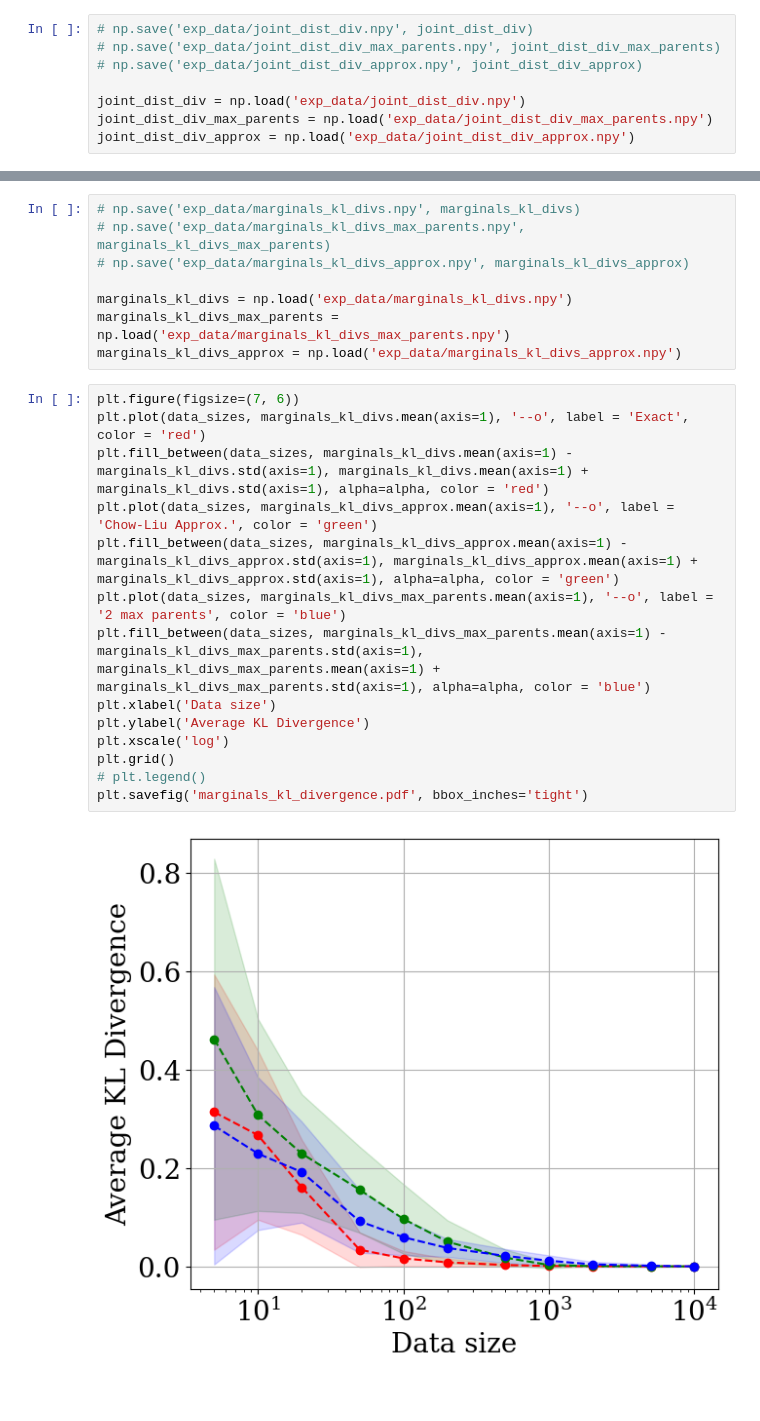
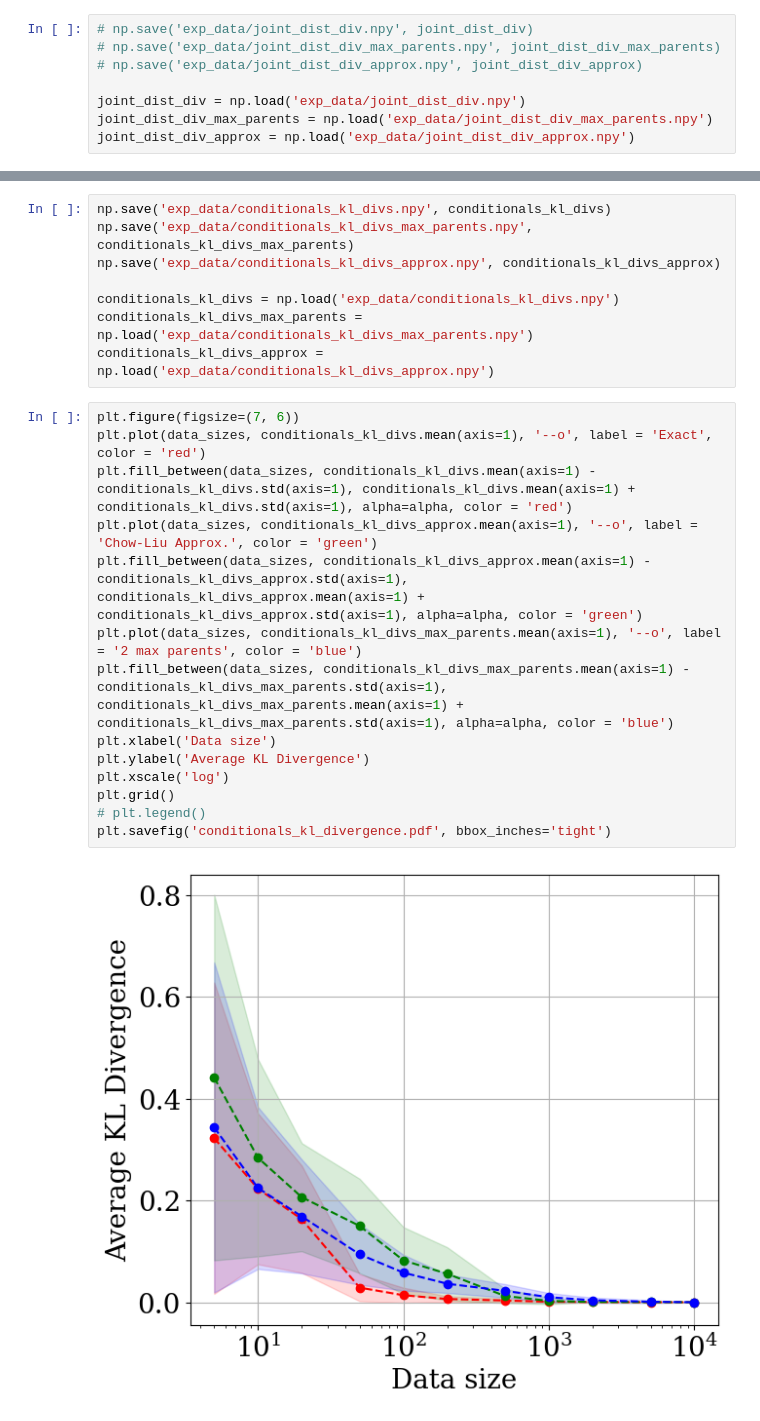
Before and after one commit to pratik2358/bayes_net_learning, a Jupyter notebook: code/alarm_example.ipynb, the cells around one changed output, grey strips where cells are left out. Drawn from its saved outputs; the diff is of its cells as text.

```diff
--- a/code/alarm_example.ipynb
+++ b/code/alarm_example.ipynb
@@ -151,24 +151,24 @@ marginals_kl_divs_approx = simulation_marginals(variables = variables, dependenc
 # %%
-# np.save('exp_data/marginals_kl_divs.npy', marginals_kl_divs)
-# np.save('exp_data/marginals_kl_divs_max_parents.npy', marginals_kl_divs_max_parents)
-# np.save('exp_data/marginals_kl_divs_approx.npy', marginals_kl_divs_approx)
+np.save('exp_data/conditionals_kl_divs.npy', conditionals_kl_divs)
+np.save('exp_data/conditionals_kl_divs_max_parents.npy', conditionals_kl_divs_max_parents)
+np.save('exp_data/conditionals_kl_divs_approx.npy', conditionals_kl_divs_approx)
 
-marginals_kl_divs = np.load('exp_data/marginals_kl_divs.npy')
-marginals_kl_divs_max_parents = np.load('exp_data/marginals_kl_divs_max_parents.npy')
-marginals_kl_divs_approx = np.load('exp_data/marginals_kl_divs_approx.npy')
+conditionals_kl_divs = np.load('exp_data/conditionals_kl_divs.npy')
+conditionals_kl_divs_max_parents = np.load('exp_data/conditionals_kl_divs_max_parents.npy')
+conditionals_kl_divs_approx = np.load('exp_data/conditionals_kl_divs_approx.npy')
 # %%
 plt.figure(figsize=(7, 6))
-plt.plot(data_sizes, marginals_kl_divs.mean(axis=1), '--o', label = 'Exact', color = 'red')
-plt.fill_between(data_sizes, marginals_kl_divs.mean(axis=1) - marginals_kl_divs.std(axis=1), marginals_kl_divs.mean(axis=1) + marginals_kl_divs.std(axis=1), alpha=alpha, color = 'red')
-plt.plot(data_sizes, marginals_kl_divs_approx.mean(axis=1), '--o', label = 'Chow-Liu Approx.', color = 'green')
-plt.fill_between(data_sizes, marginals_kl_divs_approx.mean(axis=1) - marginals_kl_divs_approx.std(axis=1), marginals_kl_divs_approx.mean(axis=1) + marginals_kl_divs_approx.std(axis=1), alpha=alpha, color = 'green')
-plt.plot(data_sizes, marginals_kl_divs_max_parents.mean(axis=1), '--o', label = '2 max parents', color = 'blue')
-plt.fill_between(data_sizes, marginals_kl_divs_max_parents.mean(axis=1) - marginals_kl_divs_max_parents.std(axis=1), marginals_kl_divs_max_parents.mean(axis=1) + marginals_kl_divs_max_parents.std(axis=1), alpha=alpha, color = 'blue')
+plt.plot(data_sizes, conditionals_kl_divs.mean(axis=1), '--o', label = 'Exact', color = 'red')
+plt.fill_between(data_sizes, conditionals_kl_divs.mean(axis=1) - conditionals_kl_divs.std(axis=1), conditionals_kl_divs.mean(axis=1) + conditionals_kl_divs.std(axis=1), alpha=alpha, color = 'red')
+plt.plot(data_sizes, conditionals_kl_divs_approx.mean(axis=1), '--o', label = 'Chow-Liu Approx.', color = 'green')
+plt.fill_between(data_sizes, conditionals_kl_divs_approx.mean(axis=1) - conditionals_kl_divs_approx.std(axis=1), conditionals_kl_divs_approx.mean(axis=1) + conditionals_kl_divs_approx.std(axis=1), alpha=alpha, color = 'green')
+plt.plot(data_sizes, conditionals_kl_divs_max_parents.mean(axis=1), '--o', label = '2 max parents', color = 'blue')
+plt.fill_between(data_sizes, conditionals_kl_divs_max_parents.mean(axis=1) - conditionals_kl_divs_max_parents.std(axis=1), conditionals_kl_divs_max_parents.mean(axis=1) + conditionals_kl_divs_max_parents.std(axis=1), alpha=alpha, color = 'blue')
 plt.xlabel('Data size')
 plt.ylabel('Average KL Divergence')
 plt.xscale('log')
 plt.grid()
 # plt.legend()
-plt.savefig('marginals_kl_divergence.pdf', bbox_inches='tight')
+plt.savefig('conditionals_kl_divergence.pdf', bbox_inches='tight')
 # %% [output]
-[figure, old version]
+[figure, new version]
```
Also changed, not shown: parts of 4 cells of this notebook, 1 other file.
